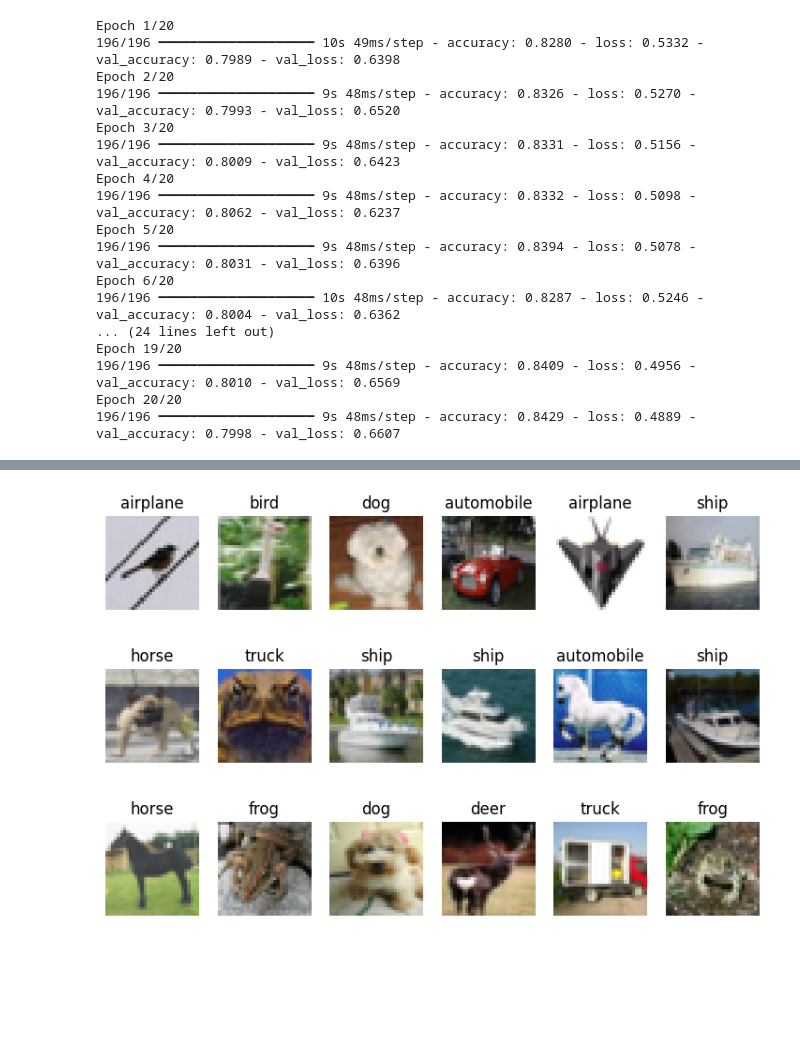
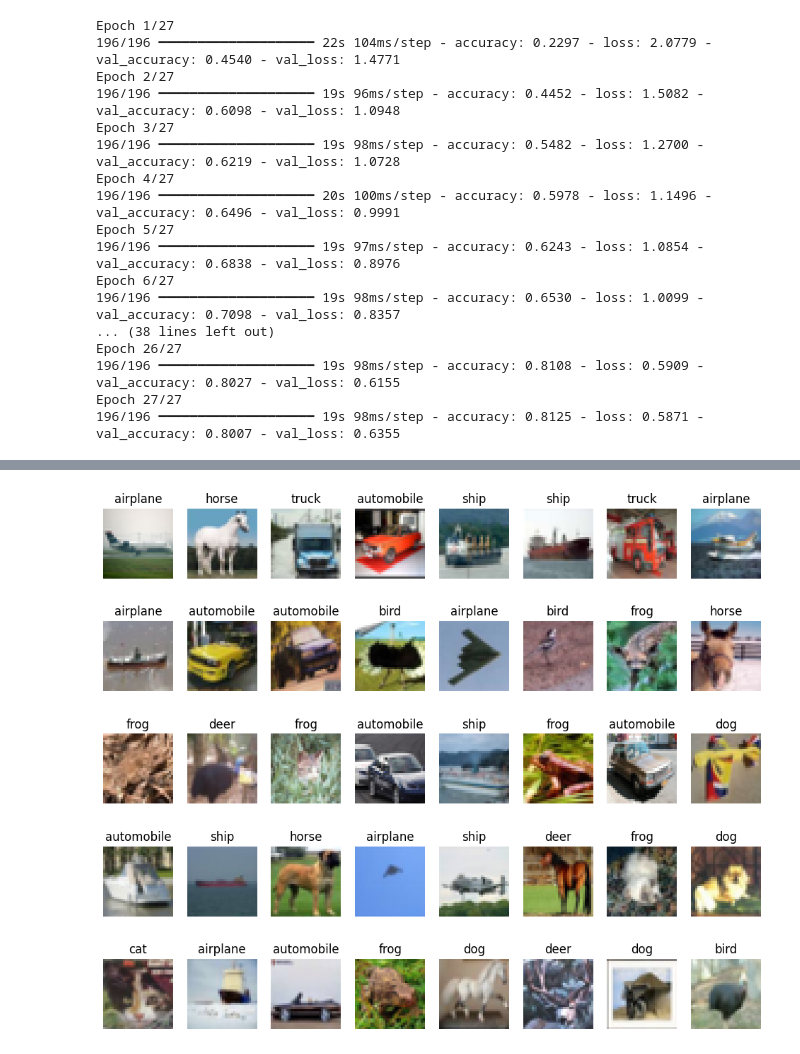
Before and after one commit to sidorov-works/nn-basics, a Jupyter notebook: dl3-homework-cifar10.ipynb, the cells around one changed output, grey strips where cells are left out. Saved outputs shown, nothing was run; the diff lists cells and outputs as text; code cells hidden in the pictures; blank space fills up the shorter version.

```diff
--- a/dl3-homework-cifar10.ipynb
+++ b/dl3-homework-cifar10.ipynb
@@ -68,6 +70,9 @@ model = Sequential([
     MaxPool2D(pool_size=2, strides=2),
     Dropout(0.25),
     Conv2D(filters=128, kernel_size=3, padding='same'),
+    MaxPool2D(pool_size=2, strides=2),
+    Dropout(0.25),
+    Conv2D(filters=256, kernel_size=3, padding='same'),
     MaxPool2D(pool_size=2, strides=2),
     Dropout(0.25),
     Flatten(),
@@ -113,27 +113,27 @@ Model: "sequential"
 # %%
 BATCH_SIZE = 256
-EPOCHS = 20
+EPOCHS = 27
 
 with tf.device("/GPU:0"):
     history = model.fit(X_train_norm, y_train_cat, epochs=EPOCHS, batch_size=BATCH_SIZE, validation_data=(X_test_norm, y_test_cat))
 # %% [output]
-Epoch 1/20
-196/196 ━━━━━━━━━━━━━━━━━━━━ 10s 49ms/step - accuracy: 0.8280 - loss: 0.5332 - val_accuracy: 0.7989 - val_loss: 0.6398
-Epoch 2/20
-196/196 ━━━━━━━━━━━━━━━━━━━━ 9s 48ms/step - accuracy: 0.8326 - loss: 0.5270 - val_accuracy: 0.7993 - val_loss: 0.6520
-Epoch 3/20
-196/196 ━━━━━━━━━━━━━━━━━━━━ 9s 48ms/step - accuracy: 0.8331 - loss: 0.5156 - val_accuracy: 0.8009 - val_loss: 0.6423
-Epoch 4/20
-196/196 ━━━━━━━━━━━━━━━━━━━━ 9s 48ms/step - accuracy: 0.8332 - loss: 0.5098 - val_accuracy: 0.8062 - val_loss: 0.6237
-Epoch 5/20
-196/196 ━━━━━━━━━━━━━━━━━━━━ 9s 48ms/step - accuracy: 0.8394 - loss: 0.5078 - val_accuracy: 0.8031 - val_loss: 0.6396
-Epoch 6/20
-196/196 ━━━━━━━━━━━━━━━━━━━━ 10s 48ms/step - accuracy: 0.8287 - loss: 0.5246 - val_accuracy: 0.8004 - val_loss: 0.6362
-... (24 lines left out)
-Epoch 19/20
-196/196 ━━━━━━━━━━━━━━━━━━━━ 9s 48ms/step - accuracy: 0.8409 - loss: 0.4956 - val_accuracy: 0.8010 - val_loss: 0.6569
-Epoch 20/20
-196/196 ━━━━━━━━━━━━━━━━━━━━ 9s 48ms/step - accuracy: 0.8429 - loss: 0.4889 - val_accuracy: 0.7998 - val_loss: 0.6607
+Epoch 1/27
+196/196 ━━━━━━━━━━━━━━━━━━━━ 22s 104ms/step - accuracy: 0.2297 - loss: 2.0779 - val_accuracy: 0.4540 - val_loss: 1.4771
+Epoch 2/27
+196/196 ━━━━━━━━━━━━━━━━━━━━ 19s 96ms/step - accuracy: 0.4452 - loss: 1.5082 - val_accuracy: 0.6098 - val_loss: 1.0948
+Epoch 3/27
+196/196 ━━━━━━━━━━━━━━━━━━━━ 19s 98ms/step - accuracy: 0.5482 - loss: 1.2700 - val_accuracy: 0.6219 - val_loss: 1.0728
+Epoch 4/27
+196/196 ━━━━━━━━━━━━━━━━━━━━ 20s 100ms/step - accuracy: 0.5978 - loss: 1.1496 - val_accuracy: 0.6496 - val_loss: 0.9991
+Epoch 5/27
+196/196 ━━━━━━━━━━━━━━━━━━━━ 19s 97ms/step - accuracy: 0.6243 - loss: 1.0854 - val_accuracy: 0.6838 - val_loss: 0.8976
+Epoch 6/27
+196/196 ━━━━━━━━━━━━━━━━━━━━ 19s 98ms/step - accuracy: 0.6530 - loss: 1.0099 - val_accuracy: 0.7098 - val_loss: 0.8357
+... (38 lines left out)
+Epoch 26/27
+196/196 ━━━━━━━━━━━━━━━━━━━━ 19s 98ms/step - accuracy: 0.8108 - loss: 0.5909 - val_accuracy: 0.8027 - val_loss: 0.6155
+Epoch 27/27
+196/196 ━━━━━━━━━━━━━━━━━━━━ 19s 98ms/step - accuracy: 0.8125 - loss: 0.5871 - val_accuracy: 0.8007 - val_loss: 0.6355
 # %%
 loss_history = pd.DataFrame({
     'train': history.history['loss'],
@@ -149,7 +149,7 @@ px.line(accuracy_history, title='Accuracy')
 # %%
 y_pred = np.argmax(model.predict(X_test_norm), axis=1)
 
-cols, rows = 6, 3
+cols, rows = 8, 5
 fig = plt.figure(figsize=(1.5 * cols, 2 * rows))
 for i in range(cols):
     for j in range(rows):
@@ -165 +165 @@ plt.show()
-[figure, old version]
+[figure, new version]
```
Also changed, not shown: parts of 5 cells of this notebook.
